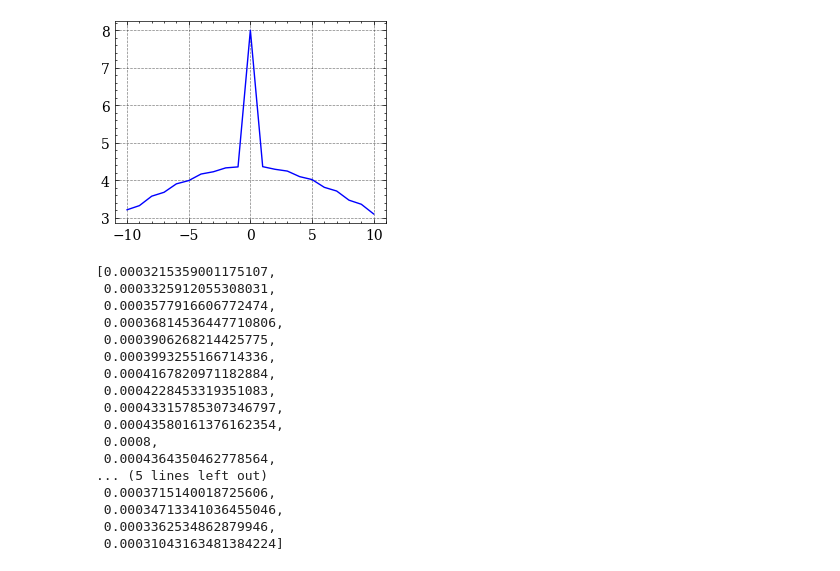
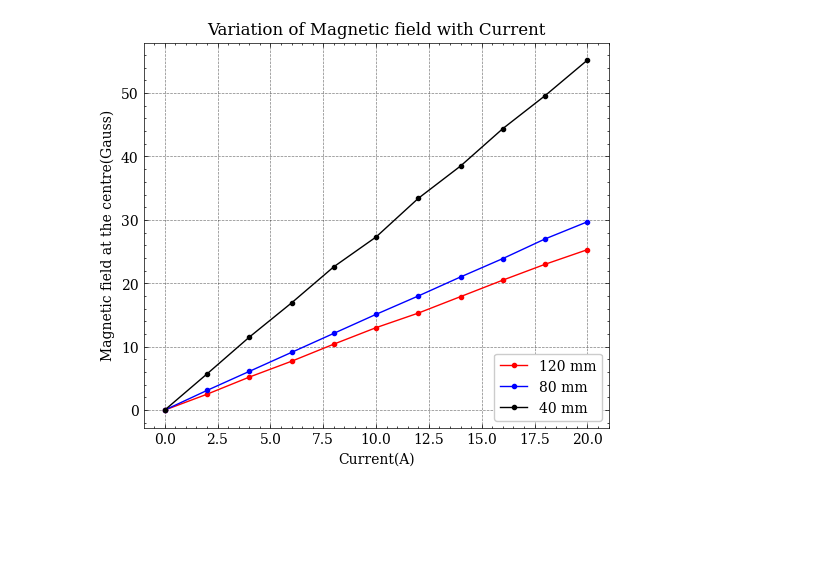
Before and after one commit to SoumadipBhowmick/Lab-work, a Jupyter notebook: Biot-Savart Law/Biot-savart.ipynb, the cells around one changed output. Cells and saved outputs as stored; diff of their text form; code cells hidden in the pictures; blank space fills up the shorter version.

```diff
--- a/Biot-Savart Law/Biot-savart.ipynb
+++ b/Biot-Savart Law/Biot-savart.ipynb
@@ -8,3 +8,11 @@ df= pd.read_csv('B_vs_I.dat')
 plt.style.use(['science','no-latex','grid'])
 I=df.I
 B_120=df.B_120
+B_80=df.B_80
+B_40=df.B_40
+
+df2=pd.read_csv('B_vs_d.dat')
+d=df2.d
+Bd_120=df2.B_120
+Bd_80=df2.B_80
+Bd_40=df2.B_40
@@ -47,38 +18,0 @@ plt.show()
-# %%
-d=np.arange(-10,11,1)
-i=20
-u=4*np.pi*10
-R=20*10^-3
-s=R**2
-Bx=[]
-for x in d:
-    z=2*(R**2+(x*10^-3)**2)
-    if x==0:
-        Bx.append(8)
-    else:
-        Bx.append(i*u*s/(z**1.5))
-
-plt.plot(d,Bx,'b-')
-plt.show()
-# %% [output]
-[figure, removed]
-# %%
-Bx
-# %% [output]
-[0.0003215359001175107,
- 0.0003325912055308031,
- 0.0003577916606772474,
- 0.00036814536447710806,
- 0.0003906268214425775,
- 0.0003993255166714336,
- 0.0004167820971182884,
- 0.0004228453319351083,
- 0.00043315785307346797,
- 0.00043580161376162354,
- 0.0008,
- 0.0004364350462778564,
-... (5 lines left out)
- 0.0003715140018725606,
- 0.00034713341036455046,
- 0.0003362534862879946,
- 0.00031043163481384224]
@@ -84,0 +32,14 @@ Bx
+# %%
+
+plt.figure(figsize=(6,5))
+plt.title('Variation of Magnetic field with Current')
+plt.plot(I,B_120,'r.-',label='120 mm')
+plt.plot(I,B_80,'b.-',label='80 mm')
+plt.plot(I,B_40,'k.-',label='40 mm')
+plt.ylabel('Magnetic field at the centre(Gauss)')
+plt.xlabel('Current(A)')
+plt.legend(loc='lower right')
+plt.savefig('BvsI.png',dpi=200)
+plt.show()
+# %% [output]
+[figure, added]
```
Also changed, not shown: parts of 5 cells of this notebook, 5 other files.
